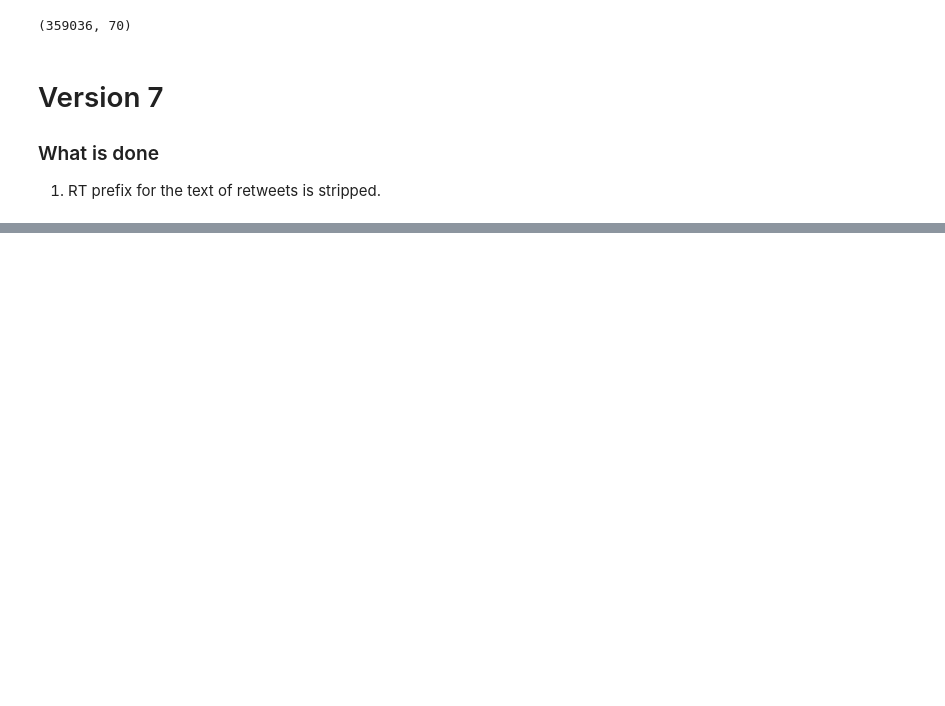
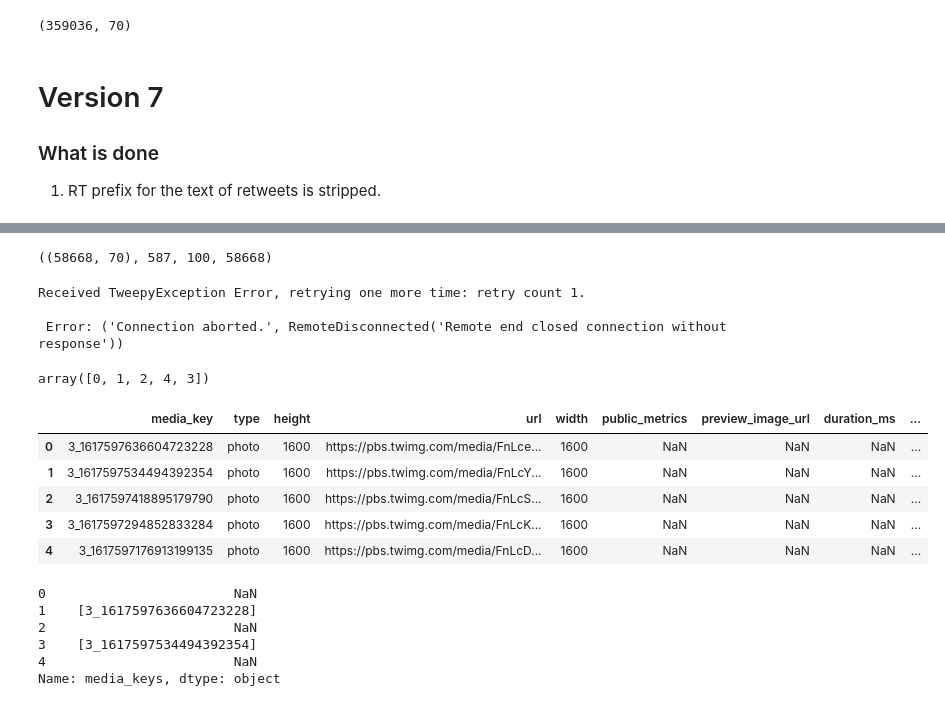
Before and after one commit to ossamum/kuleuven-thesis, a Jupyter notebook: 00_tweets_dataset_versioning.ipynb, the cells around one changed output, grey strips where cells are left out. Cells and saved outputs as stored; diff of their text form; code cells hidden in the pictures; blank space fills up the shorter version.

```diff
--- a/00_tweets_dataset_versioning.ipynb
+++ b/00_tweets_dataset_versioning.ipynb
@@ -408,0 +507,2 @@ tweets_df_v7.to_csv("all_tweets_v7.csv", lineterminator='\r\n')
+# %%
+tweepy_client = get_tweepy_client()
@@ -408,0 +511,3 @@ tweets_df_v7.to_csv("all_tweets_v7.csv", lineterminator='\r\n')
+# %%
+df_media = tweets_df_v8[tweets_df_v8.has_media == 1]
+df_media.head(2)
@@ -408,0 +518,66 @@ tweets_df_v7.to_csv("all_tweets_v7.csv", lineterminator='\r\n')
+# %%
+tweet_ids = df_media.id.to_list()
+tweets_ids_in_100_batch = [
+    tweet_ids[i * 100 : (i + 1) * 100] for i in range(df_media.shape[0] // 100 + 1)
+]
+
+df_media.shape, len(tweets_ids_in_100_batch), len(tweets_ids_in_100_batch[0]), sum(
+    len(i) for i in tweets_ids_in_100_batch
+)
+# %% [output]
+((58668, 70), 587, 100, 58668)
+# %%
+raw_media_features = []
+for i, tweet_ids in tqdm(
+    enumerate(tweets_ids_in_100_batch), total=len(tweets_ids_in_100_batch)
+):
+    retry_count = 0
+    while retry_count < 10:
+        try:
+            tweets = tweepy_client.get_tweets(
+                tweet_ids,
+                expansions="attachments.media_keys",
+                media_fields="duration_ms,height,media_key,preview_image_url,public_metrics,type,url,width,alt_text",
+            )
+            break
+        except (
+            tweepy.errors.TweepyException,
+            requests.exceptions.ConnectionError,
+        ) as e:
+            retry_count += 1
+            if retry_count >= 10:
+                raise e
+            print(
+                f"Received TweepyException Error, retrying one more time: retry count {retry_count}. \n\n Error: {e}"
+            )
+            time.sleep(1)
+
+    for j, media in enumerate(tweets.includes["media"]):
+        raw_media_features.append(dict(media))
+# %% [output]
+Received TweepyException Error, retrying one more time: retry count 1.
+
+ Error: ('Connection aborted.', RemoteDisconnected('Remote end closed connection without response'))
+# %%
+tweets_df_v8.media_keys.apply(lambda x: len(x) if type(x) == list else 0).unique()
+# %% [output]
+array([0, 1, 2, 4, 3])
+# %%
+raw_media_features_df = pd.DataFrame(raw_media_features)
+raw_media_features_df.head()
+# %% [output]
+|  | media_key | type | height | url | width | public_metrics | preview_image_url | duration_ms | ... |
+| 0 | 3_1617597636604723228 | photo | 1600 | https://pbs.twimg.com/media/FnLce... | 1600 | NaN | NaN | NaN | ... |
+| 1 | 3_1617597534494392354 | photo | 1600 | https://pbs.twimg.com/media/FnLcY... | 1600 | NaN | NaN | NaN | ... |
+| 2 | 3_1617597418895179790 | photo | 1600 | https://pbs.twimg.com/media/FnLcS... | 1600 | NaN | NaN | NaN | ... |
+| 3 | 3_1617597294852833284 | photo | 1600 | https://pbs.twimg.com/media/FnLcK... | 1600 | NaN | NaN | NaN | ... |
+| 4 | 3_1617597176913199135 | photo | 1600 | https://pbs.twimg.com/media/FnLcD... | 1600 | NaN | NaN | NaN | ... |
+# %%
+tweets_df_v8.media_keys.head()
+# %% [output]
+0                        NaN
+1    [3_1617597636604723228]
+2                        NaN
+3    [3_1617597534494392354]
+4                        NaN
+Name: media_keys, dtype: object
```
Also changed, not shown: parts of 34 cells of this notebook, 2 other files.
